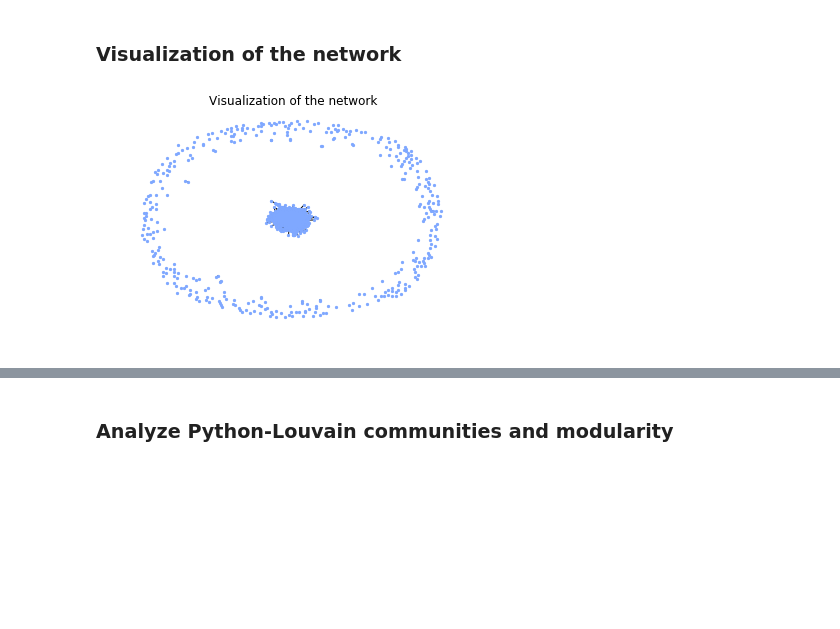
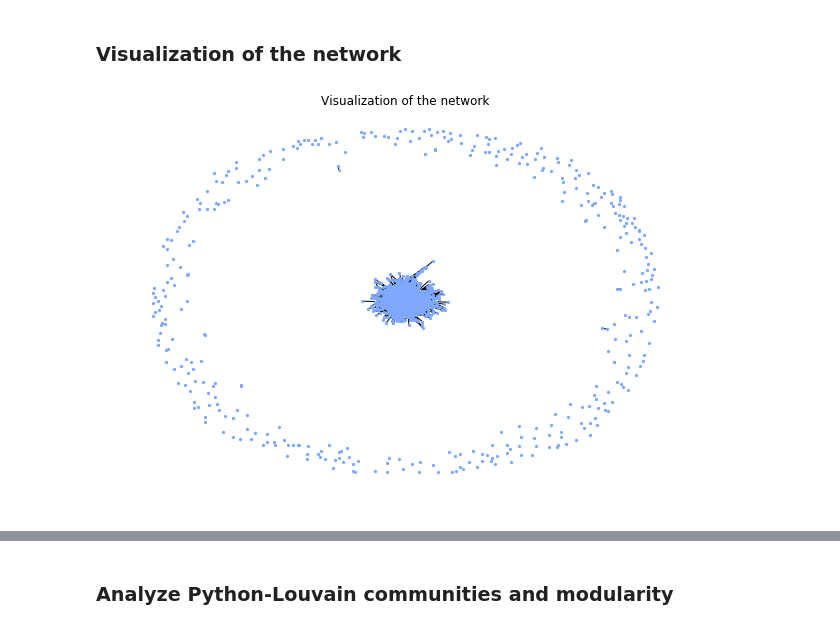
Before and after one commit to gretarg09/DTU__SocialGraphs-FinalProject, a Jupyter notebook: Notebooks/recommendation_engine.ipynb, the cells around one changed output, grey strips where cells are left out. Cells and saved outputs as stored; diff of their text form; code cells hidden in the pictures; blank space fills up the shorter version.

```diff
--- a/Notebooks/recommendation_engine.ipynb
+++ b/Notebooks/recommendation_engine.ipynb
@@ -299,11 +310,12 @@ As we can see the degree distribution follows a power law distribution, this tel
 ### Visualization of the network
 # %%
 # plot the network
+plt.figure(figsize=(10,7))
 plt.title('Visualization of the network')
 nx.draw_spring(G,node_size = 5, node_color = "#7FA8FF", with_labels = False, edge_color = "black" )
 plt.show()
 # %% [output]
-[figure, old version]
+[figure, new version]
 # %%
 #Let's look at the giant connected component of the network
 giant_G = max(nx.connected_component_subgraphs(G), key=len)
```
Also changed, not shown: parts of 6 cells of this notebook.
